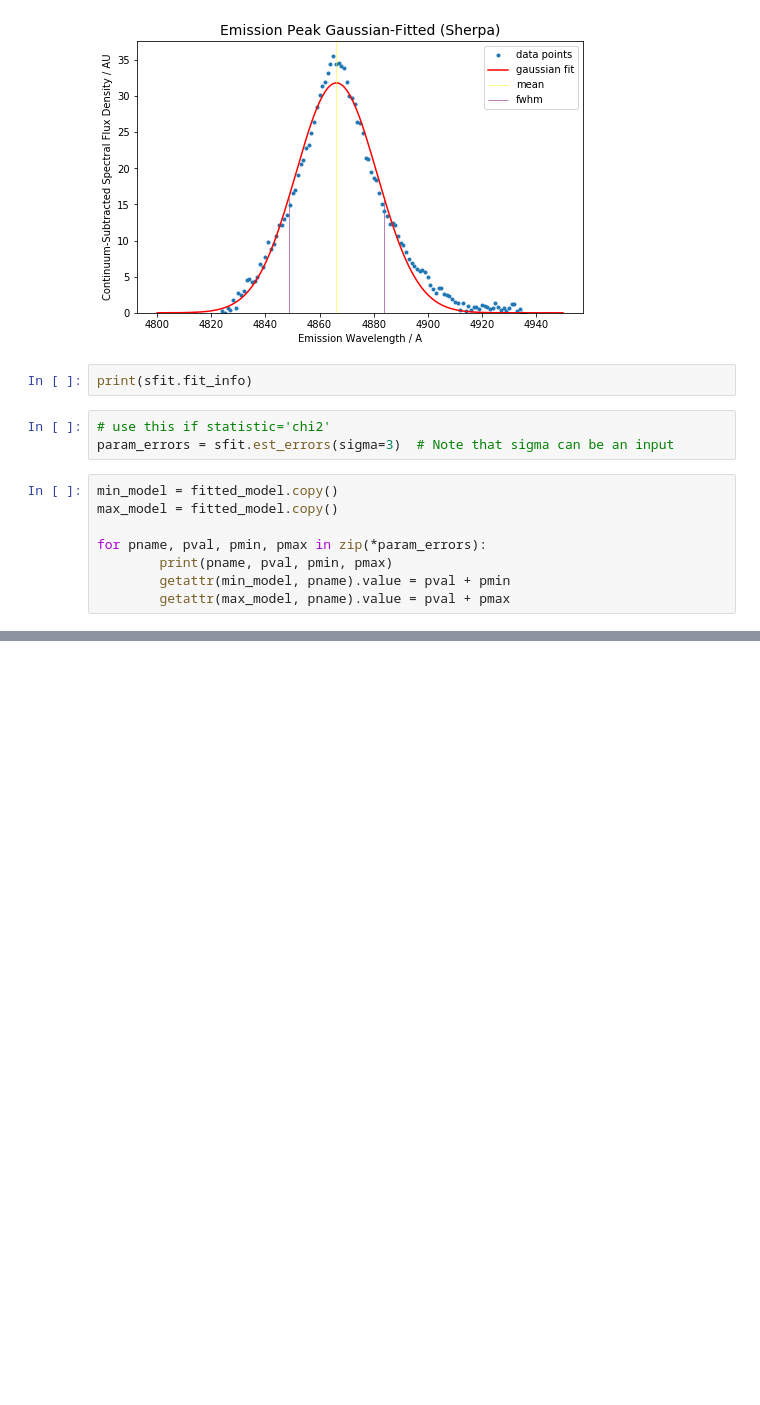
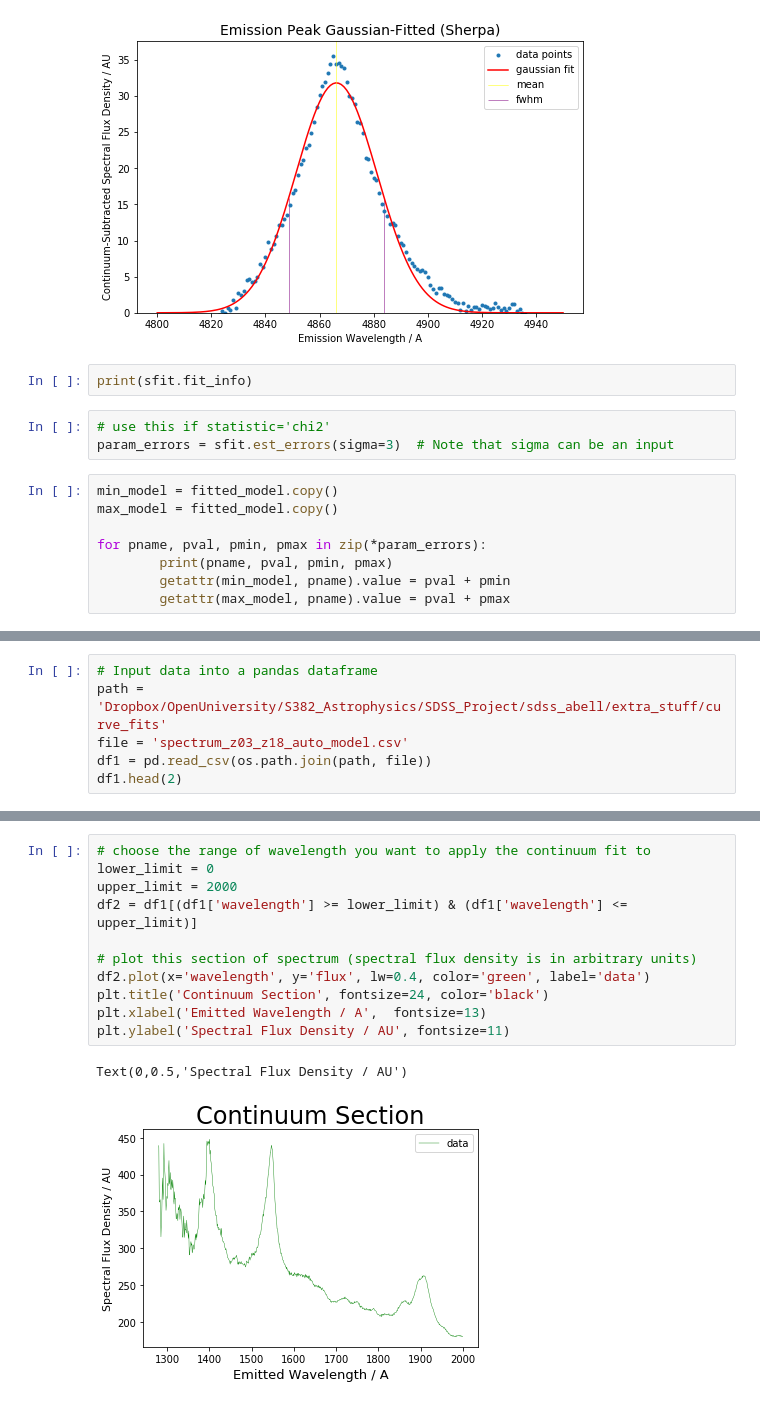
Before and after one commit to spyphyz/curve_fit, a Jupyter notebook: curve_fit_spectrograph.ipynb, the cells around one changed output, grey strips where cells are left out. Drawn from its saved outputs; the diff is of its cells as text; blank space fills up the shorter version.

```diff
--- a/curve_fit_spectrograph.ipynb
+++ b/curve_fit_spectrograph.ipynb
@@ -283,0 +304,6 @@ for pname, pval, pmin, pmax in zip(*param_errors):
+# %%
+# Input data into a pandas dataframe
+path = 'Dropbox/OpenUniversity/S382_Astrophysics/SDSS_Project/sdss_abell/extra_stuff/curve_fits'
+file = 'spectrum_z03_z18_auto_model.csv'
+df1 = pd.read_csv(os.path.join(path, file))
+df1.head(2)
@@ -283,0 +314,14 @@ for pname, pval, pmin, pmax in zip(*param_errors):
+# %%
+# choose the range of wavelength you want to apply the continuum fit to
+lower_limit = 0
+upper_limit = 2000
+df2 = df1[(df1['wavelength'] >= lower_limit) & (df1['wavelength'] <= upper_limit)]
+
+# plot this section of spectrum (spectral flux density is in arbitrary units)
+df2.plot(x='wavelength', y='flux', lw=0.4, color='green', label='data')
+plt.title('Continuum Section', fontsize=24, color='black')
+plt.xlabel('Emitted Wavelength / A',  fontsize=13)
+plt.ylabel('Spectral Flux Density / AU', fontsize=11)
+# %% [output]
+Text(0,0.5,'Spectral Flux Density / AU')
+[figure, added]
```
Also changed, not shown: parts of 11 cells of this notebook.
